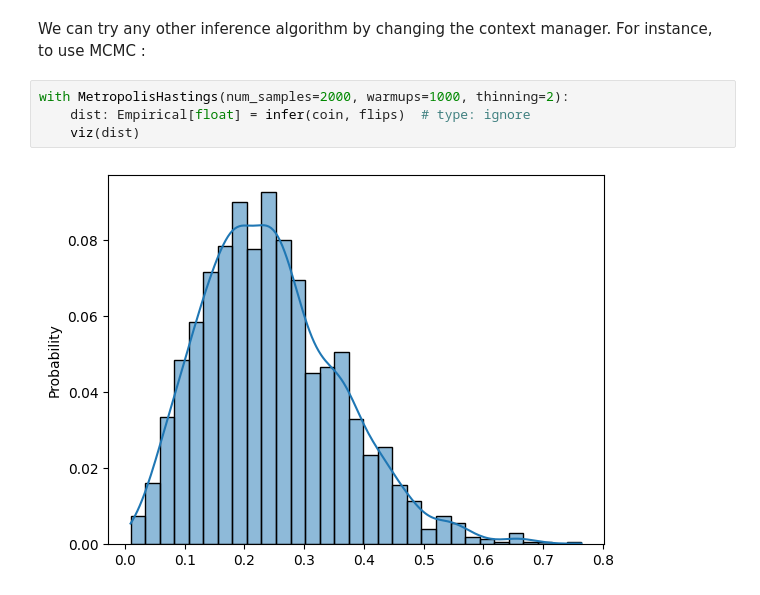
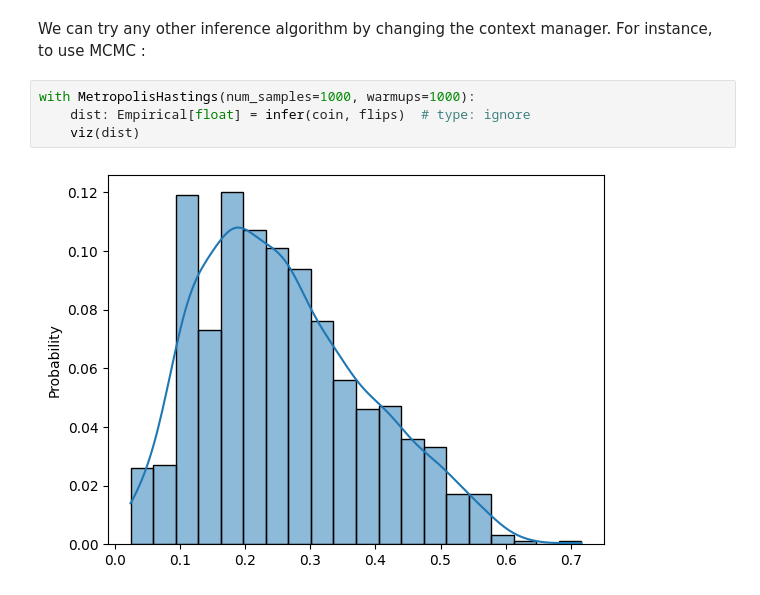
Before and after one commit to gbdrt/mu-ppl, a Jupyter notebook: notebooks/2-bayesian-reasoning.ipynb, the cells around one changed output. Saved outputs shown, nothing was run; the diff lists cells and outputs as text.

```diff
--- a/notebooks/2-bayesian-reasoning.ipynb
+++ b/notebooks/2-bayesian-reasoning.ipynb
@@ -70,8 +72,8 @@ plot_exact(flips)
 We can try any other inference algorithm by changing the context manager.
 For instance, to use MCMC :
 # %%
-with MetropolisHastings(num_samples=2000, warmups=1000, thinning=2):
+with MetropolisHastings(num_samples=1000, warmups=1000):
     dist: Empirical[float] = infer(coin, flips)  # type: ignore
     viz(dist)
 # %% [output]
-[figure, old version]
+[figure, new version]
```
Also changed, not shown: parts of 4 cells of this notebook, 1 other file.
